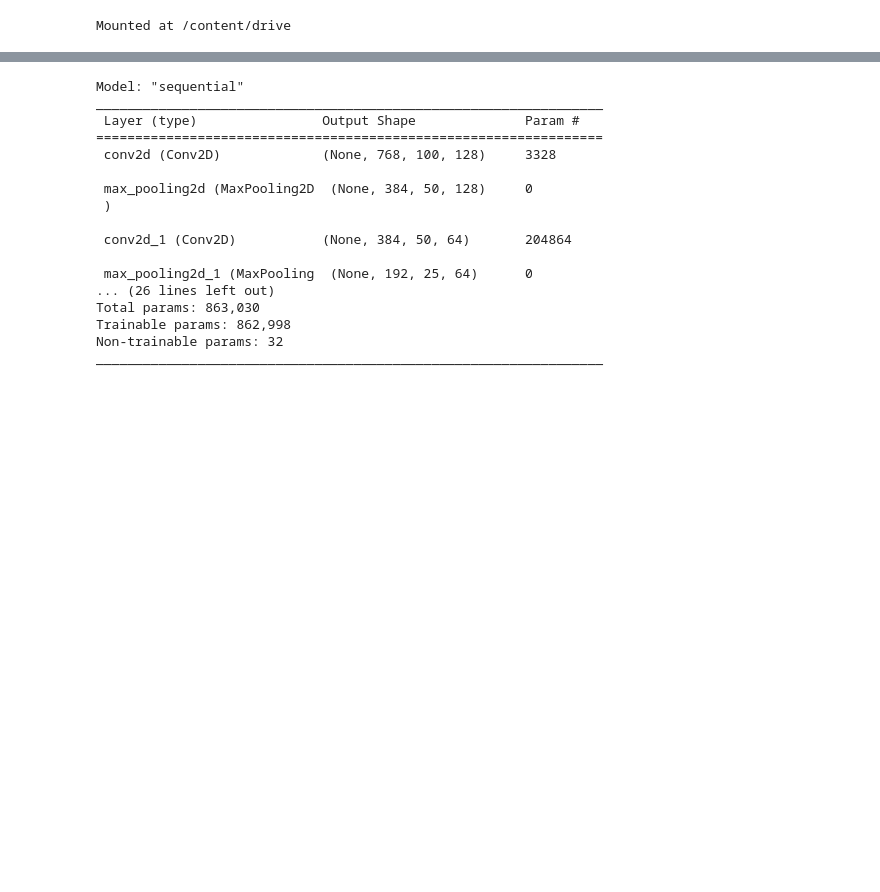
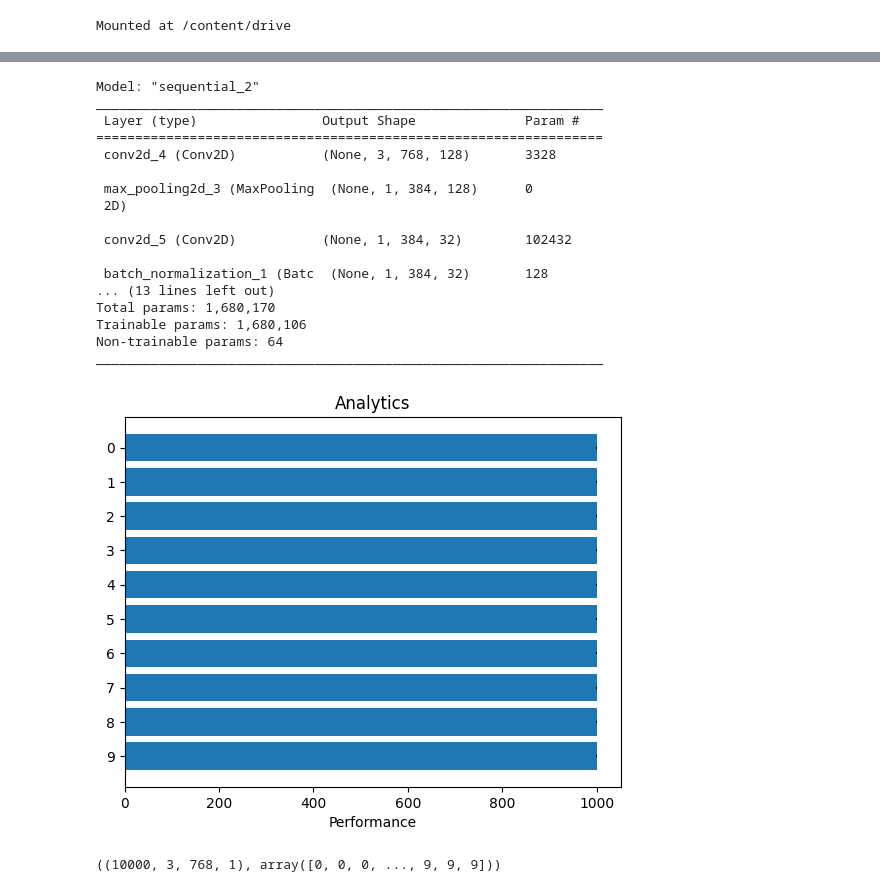
Before and after one commit to DoManhQuang/phobert-cnn-text-classification, a Jupyter notebook: text_classification_with_CNN.ipynb, the cells around one changed output, grey strips where cells are left out. Drawn from its saved outputs; the diff is of its cells as text; code cells hidden in the pictures; blank space fills up the shorter version.

```diff
--- a/text_classification_with_CNN.ipynb
+++ b/text_classification_with_CNN.ipynb
@@ -129,12 +156,12 @@ ip_shape = global_dataset[0].shape
 model = Sequential()
 model.add(Conv2D(128, kernel_size=(5, 5), input_shape=(ip_shape), padding='same'))
 model.add(MaxPooling2D(pool_size=(2, 2)))
-model.add(Conv2D(64, kernel_size=(5, 5), activation='relu', padding='same'))
-model.add(MaxPooling2D(pool_size=(2, 2)))
+# model.add(Conv2D(64, kernel_size=(5, 5), activation='relu', padding='same'))
+# model.add(MaxPooling2D(pool_size=(2, 2)))
 model.add(Conv2D(32, kernel_size=(5, 5), activation='relu', padding='same'))
-model.add(MaxPooling2D(pool_size=(2, 2)))
-model.add(Conv2D(16, kernel_size=(5, 5), activation='relu', padding='same'))
-model.add(MaxPooling2D(pool_size=(2, 2)))
+# model.add(MaxPooling2D(pool_size=(2, 2)))
+# model.add(Conv2D(16, kernel_size=(5, 5), activation='relu', padding='same'))
+# model.add(MaxPooling2D(pool_size=(2, 2)))
 model.add(BatchNormalization())
 model.add(Flatten())
 model.add(Dropout(0.4))
@@ -143,22 +170,33 @@ model.add(Dropout(0.5))
 model.add(Dense(class_number, activation='softmax'))
 
 model.compile(optimizer='adam', loss='categorical_crossentropy', metrics=['accuracy'])
+weights_init = model.get_weights()
 model.summary()
 # %% [output]
-Model: "sequential"
+Model: "sequential_2"
 _________________________________________________________________
  Layer (type)                Output Shape              Param #
 =================================================================
- conv2d (Conv2D)             (None, 768, 100, 128)     3328
+ conv2d_4 (Conv2D)           (None, 3, 768, 128)       3328
 
- max_pooling2d (MaxPooling2D  (None, 384, 50, 128)     0
- )
+ max_pooling2d_3 (MaxPooling  (None, 1, 384, 128)      0
+ 2D)
 
- conv2d_1 (Conv2D)           (None, 384, 50, 64)       204864
+ conv2d_5 (Conv2D)           (None, 1, 384, 32)        102432
 
- max_pooling2d_1 (MaxPooling  (None, 192, 25, 64)      0
-... (26 lines left out)
-Total params: 863,030
-Trainable params: 862,998
-Non-trainable params: 32
+ batch_normalization_1 (Batc  (None, 1, 384, 32)       128
+... (13 lines left out)
+Total params: 1,680,170
+Trainable params: 1,680,106
+Non-trainable params: 64
 _________________________________________________________________
+# %%
+# training ROC
+global_labels_not_one_hot = np.argmax(global_labels, axis=1)
+view_data(global_labels_not_one_hot)
+
+
+global_dataset.shape, global_labels_not_one_hot
+# %% [output]
+[figure, added]
+((10000, 3, 768, 1), array([0, 0, 0, ..., 9, 9, 9]))
```
Also changed, not shown: parts of 23 cells of this notebook, 4 other files.
